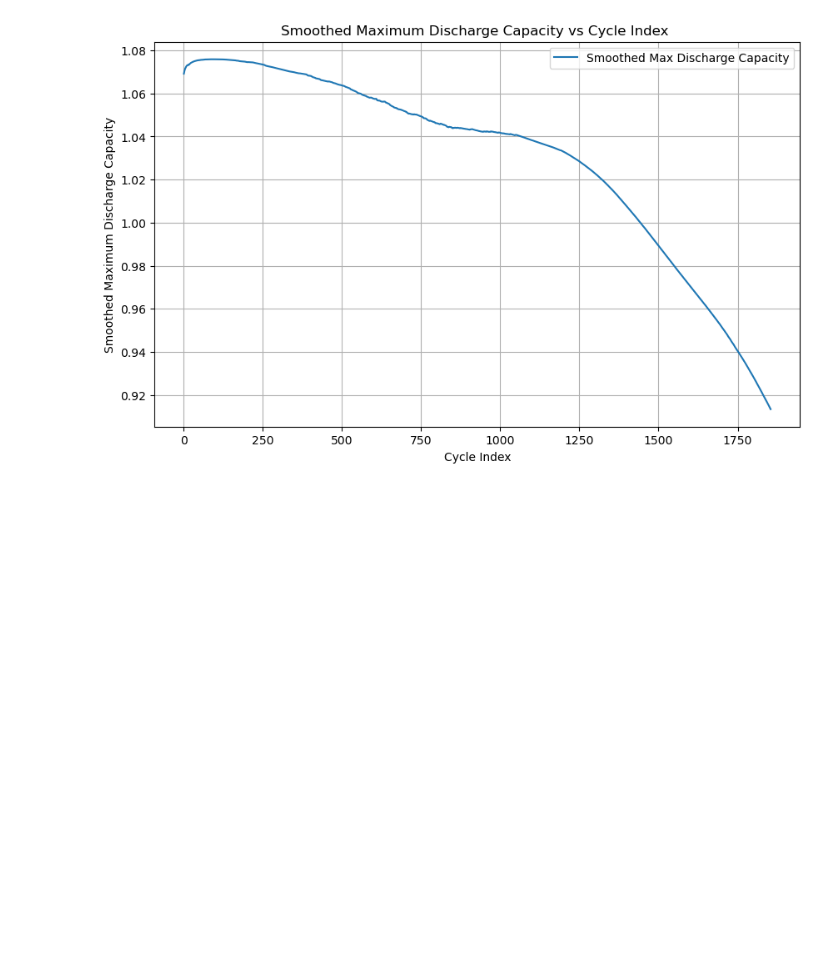
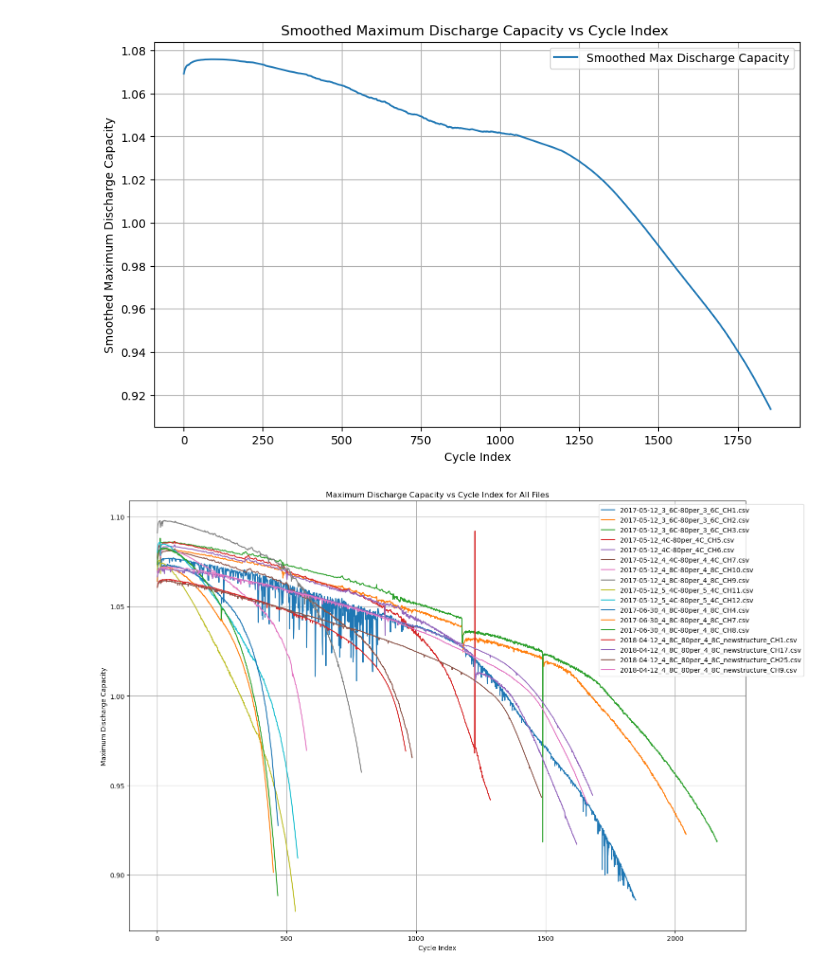
Before and after one commit to SalimMabed/PHM-Batteries, a Jupyter notebook: plot_data.ipynb, the cells around one changed output. Drawn from its saved outputs; the diff is of its cells as text; code cells hidden in the pictures; blank space fills up the shorter version.

```diff
--- a/plot_data.ipynb
+++ b/plot_data.ipynb
@@ -118,3 +127,57 @@ plt.show()
 # %% [output]
 Le maximum de Discharge Capacity parmi les 100 premiers cycles est 1.08 au cycle 88.0
 [figure]
+# %%
+import os
+import pandas as pd
+import matplotlib.pyplot as plt
+
+def remove_outliers(series):
+    # Calculer le premier et le troisième quartile
+    Q1 = series.quantile(0.25)
+    Q3 = series.quantile(0.75)
+    IQR = Q3 - Q1
+
+    # Définir les limites pour les valeurs aberrantes
+    lower_bound = Q1 - 1.5 * IQR
+    upper_bound = Q3 + 1.5 * IQR
+
+    # Filtrer les valeurs aberrantes
+    return series[(series >= lower_bound) & (series <= upper_bound)]
+
+def plot_all_files_together(directory):
+    # Lister tous les fichiers CSV dans le répertoire donné
+    csv_files = [f for f in os.listdir(directory) if f.endswith('.csv')]
+
+    # Créer une figure pour le graphique
+    plt.figure(figsize=(15, 10))
+
+    # Tracer les données de chaque fichier CSV sur le même graphique
+    for csv_file in csv_files:
+        file_path = os.path.join(directory, csv_file)
+        df = pd.read_csv(file_path)
+
+        # Calculer le maximum de Discharge Capacity par Cycle_Index
+        max_discharge_capacity = df.groupby('Cycle_Index')['Discharge_Capacity'].max()
+
+        # Supprimer les valeurs aberrantes
+        max_discharge_capacity_clean = remove_outliers(max_discharge_capacity)
+
+        # Tracer les données
+        plt.plot(max_discharge_capacity_clean.index, max_discharge_capacity_clean.values, label=csv_file)
+
+    # Ajouter des labels et un titre
+    plt.xlabel('Cycle Index')
+    plt.ylabel('Maximum Discharge Capacity')
+    plt.title('Maximum Discharge Capacity vs Cycle Index for All Files')
+    plt.legend(loc='upper right', bbox_to_anchor=(1.1, 1))
+    plt.grid(True)
+    plt.tight_layout()  # Ajuster le layout pour que tout soit visible
+
+    # Afficher le graphique
+    plt.show()
+
+directory = r'C:\Users\pc\Desktop\data\all batchs'  # Utilisation de r pour les chemins Windows
+plot_all_files_together(directory)
+# %% [output]
+[figure, added]
```
Also changed, not shown: parts of 1 cell of this notebook.
